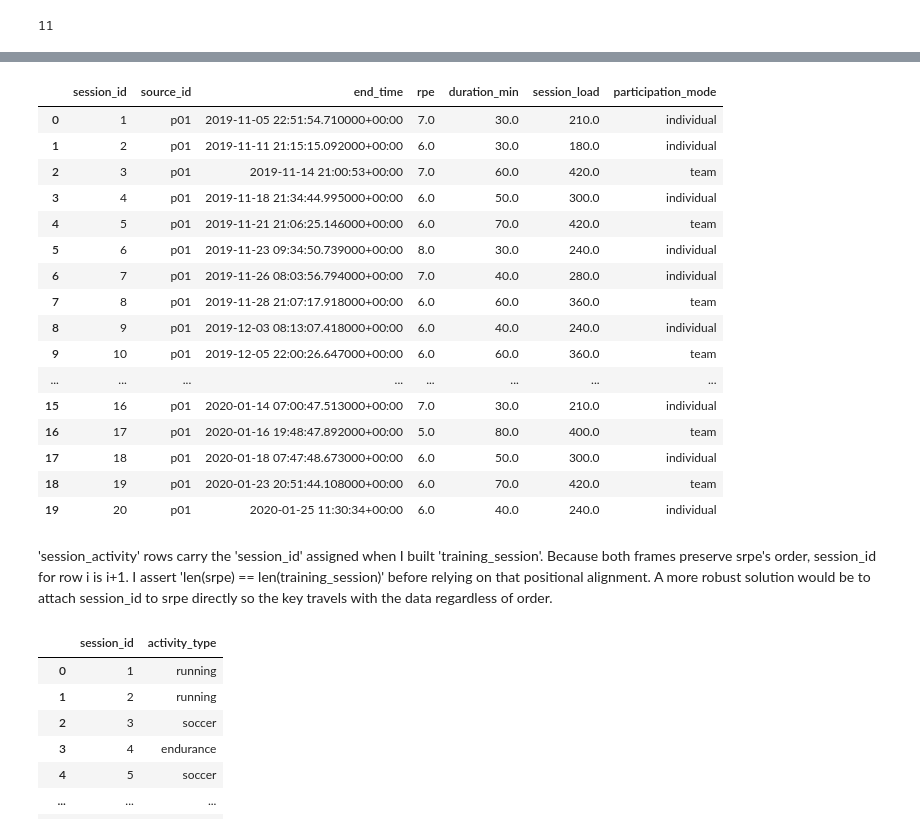
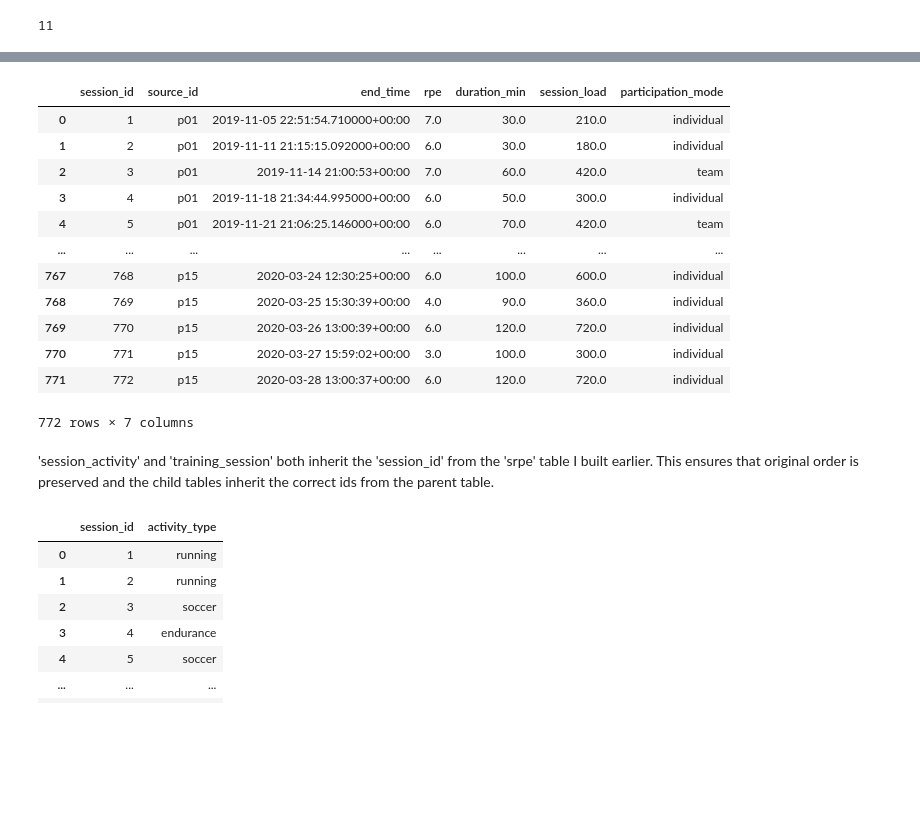
Before and after one commit to vish-mandalika/sql-pipeline-athletic-performance, a Jupyter notebook: etl.ipynb, the cells around one changed output, grey strips where cells are left out. Cells and saved outputs as stored; diff of their text form; code cells hidden in the pictures; blank space fills up the shorter version.

```diff
--- a/etl.ipynb
+++ b/etl.ipynb
@@ -183,7 +182,7 @@ records = []
 for row in injured.itertuples():
     ath_id = row.source_id
     effective_time_frame = row.effective_time_frame
-    inj = row.injuries
+    inj = row.injury_dict
     for body_part, severity in inj.items():
         records.append({
             "source_id": ath_id,
@@ -339,6 +337,6 @@ wellness
 
  Next, I want to see if the participation mode ("individual" or "team") is being reported once per activity in the srpe.csv file:
 # %%
-srpe["parsed"] = srpe["activity_names"].apply(ast.literal_eval)
-srpe["parsed"].apply(lambda l: len([x for x in l if x in {"individual","team"}])).value_counts()
+srpe["activity_list"] = srpe["activity_names"].apply(ast.literal_eval)
+srpe["activity_list"].apply(lambda l: len([x for x in l if x in {"individual","team"}])).value_counts()
 # %% [output]
@@ -389,7 +387,7 @@ srpe[srpe["parsed"].apply(type) == dict][["perceived_exertion", "duration_min",
 11 srpe rows have an empty `{}` activity *and* NaN RPE and NaN duration - no activity, no load, nothing computable. Unlike injury `{}` (which carried information), these carry none, so I drop them. I filter on "keep rows that parsed to a list" rather than "drop the dict rows. Keeping the known-good shape is safer than blacklisting the one bad shape I happened to find.
 # %%
 before = len(srpe)
-srpe = srpe[srpe["parsed"].apply(type) == list]   # keep only the list rows
+srpe = srpe[srpe["activity_list"].apply(type) == list]   # keep only the list rows
 srpe = srpe.reset_index(drop=True)
 print(before - len(srpe))   # expect 11
 # %% [output]
@@ -396,0 +397,3 @@ print(before - len(srpe))   # expect 11
+# %%
+srpe.insert(0, "session_id", range(1, len(srpe) + 1))
+srpe
@@ -397,41 +414,35 @@ print(before - len(srpe))   # expect 11
 # %%
 training_records = []
 for row in srpe.itertuples():
-    parsed = row.parsed
-    mode = [x for x in parsed if x in {"individual", "team"}][0]
+    activity_list = row.activity_list
+    mode = [x for x in activity_list if x in {"individual", "team"}][0]
 
     training_records.append({
+        "session_id": row.session_id,
         "source_id": row.source_id,
         "end_time": row.end_date_time,
         "rpe": row.perceived_exertion,
         "duration_min": row.duration_min,
         "session_load": row.perceived_exertion * row.duration_min,
         "participation_mode": mode
     })
 
 training_session = pd.DataFrame(training_records)
-
-training_session = training_session.reset_index(drop=True)
-training_session.insert(0, "session_id", range(1, len(training_session) + 1))
-training_session.head(20)
+training_session
 # %% [output]
 |  | session_id | source_id | end_time | rpe | duration_min | session_load | participation_mode |
 | 0 | 1 | p01 | 2019-11-05 22:51:54.710000+00:00 | 7.0 | 30.0 | 210.0 | individual |
 | 1 | 2 | p01 | 2019-11-11 21:15:15.092000+00:00 | 6.0 | 30.0 | 180.0 | individual |
 | 2 | 3 | p01 | 2019-11-14 21:00:53+00:00 | 7.0 | 60.0 | 420.0 | team |
 | 3 | 4 | p01 | 2019-11-18 21:34:44.995000+00:00 | 6.0 | 50.0 | 300.0 | individual |
 | 4 | 5 | p01 | 2019-11-21 21:06:25.146000+00:00 | 6.0 | 70.0 | 420.0 | team |
-| 5 | 6 | p01 | 2019-11-23 09:34:50.739000+00:00 | 8.0 | 30.0 | 240.0 | individual |
-| 6 | 7 | p01 | 2019-11-26 08:03:56.794000+00:00 | 7.0 | 40.0 | 280.0 | individual |
-| 7 | 8 | p01 | 2019-11-28 21:07:17.918000+00:00 | 6.0 | 60.0 | 360.0 | team |
-| 8 | 9 | p01 | 2019-12-03 08:13:07.418000+00:00 | 6.0 | 40.0 | 240.0 | individual |
-| 9 | 10 | p01 | 2019-12-05 22:00:26.647000+00:00 | 6.0 | 60.0 | 360.0 | team |
 | ... | ... | ... | ... | ... | ... | ... | ... |
-| 15 | 16 | p01 | 2020-01-14 07:00:47.513000+00:00 | 7.0 | 30.0 | 210.0 | individual |
-| 16 | 17 | p01 | 2020-01-16 19:48:47.892000+00:00 | 5.0 | 80.0 | 400.0 | team |
-| 17 | 18 | p01 | 2020-01-18 07:47:48.673000+00:00 | 6.0 | 50.0 | 300.0 | individual |
-| 18 | 19 | p01 | 2020-01-23 20:51:44.108000+00:00 | 6.0 | 70.0 | 420.0 | team |
-| 19 | 20 | p01 | 2020-01-25 11:30:34+00:00 | 6.0 | 40.0 | 240.0 | individual |
+| 767 | 768 | p15 | 2020-03-24 12:30:25+00:00 | 6.0 | 100.0 | 600.0 | individual |
+| 768 | 769 | p15 | 2020-03-25 15:30:39+00:00 | 4.0 | 90.0 | 360.0 | individual |
+| 769 | 770 | p15 | 2020-03-26 13:00:39+00:00 | 6.0 | 120.0 | 720.0 | individual |
+| 770 | 771 | p15 | 2020-03-27 15:59:02+00:00 | 3.0 | 100.0 | 300.0 | individual |
+| 771 | 772 | p15 | 2020-03-28 13:00:37+00:00 | 6.0 | 120.0 | 720.0 | individual |
+772 rows × 7 columns
 # %% [markdown]
-'session_activity' rows carry the 'session_id' assigned when I built 'training_session'. Because both frames preserve srpe's order, session_id for row i is i+1. I assert 'len(srpe) == len(training_session)' before relying on that positional alignment. A more robust solution would be to attach session_id to srpe directly so the key travels with the data regardless of order.
+'session_activity' and 'training_session' both inherit the 'session_id' from the 'srpe' table I built earlier. This ensures that original order is preserved and the child tables inherit the correct ids from the parent table.
 # %%
```
Also changed, not shown: parts of 28 cells of this notebook.
